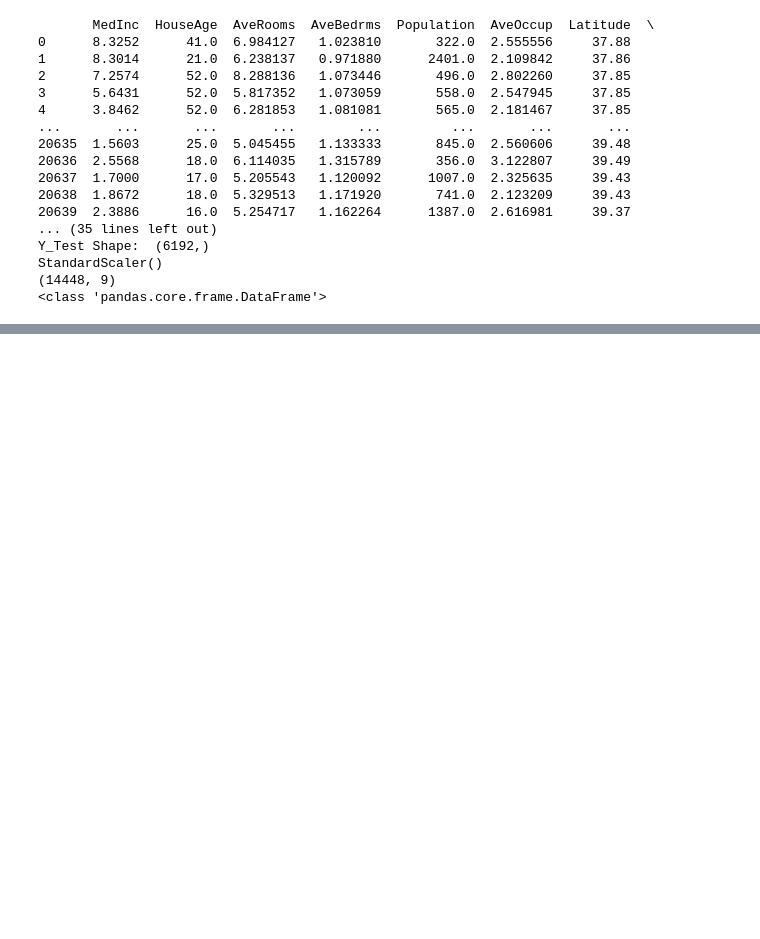
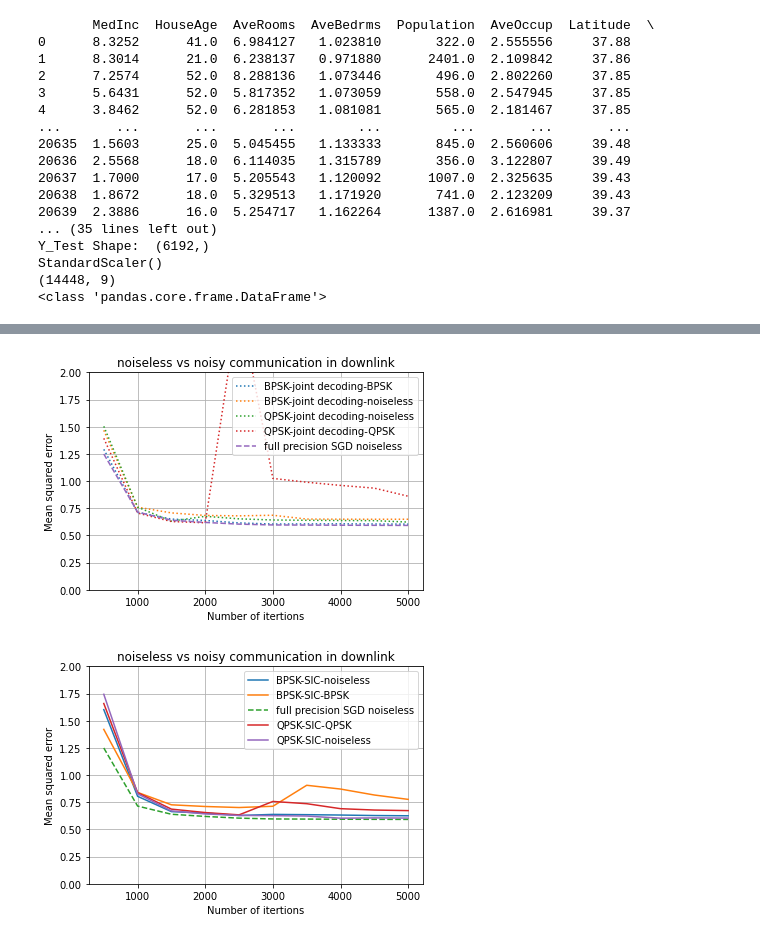
Before and after one commit to YVLavanya/Parallel-SGD, a Jupyter notebook: sgd_noisy_communication.ipynb, the cells around one changed output, grey strips where cells are left out. Cells and saved outputs as stored; diff of their text form; code cells hidden in the pictures; blank space fills up the shorter version.

```diff
--- a/sgd_noisy_communication.ipynb
+++ b/sgd_noisy_communication.ipynb
@@ -714,0 +833,29 @@ plt.show()
+# %%
+plt.plot(epoch,MSE_bpsk_joint_decoding_bpsk, label= 'BPSK-joint decoding-BPSK',linestyle=":")
+plt.plot(epoch,MSE_bpsk_joint_decoding, label= 'BPSK-joint decoding-noiseless',linestyle=":")
+plt.plot(epoch,MSE_qpsk_joint_decoding, label= 'QPSK-joint decoding-noiseless',linestyle=":")
+plt.plot(epoch,MSE_qpsk_joint_decoding_qpsk, label= 'QPSK-joint decoding-QPSK',linestyle=":")
+plt.plot(epoch,MSE_full_precision, label= 'full precision SGD noiseless',linestyle="--")
+plt.xlabel('Number of itertions')
+plt.ylabel('Mean squared error')
+plt.grid()
+plt.ylim([0,2])
+plt.title('noiseless vs noisy communication in downlink')
+plt.legend()
+plt.show()
+plt.plot(epoch,MSE_bpsk_SIC, label= 'BPSK-SIC-noiseless')
+plt.plot(epoch,MSE_bpsk_SIC_bpsk, label= 'BPSK-SIC-BPSK')
+
+plt.plot(epoch,MSE_full_precision, label= 'full precision SGD noiseless',linestyle="--")
+plt.plot(epoch,MSE_qpsk_SIC_qpsk, label= 'QPSK-SIC-QPSK')
+plt.plot(epoch,MSE_qpsk_SIC, label= 'QPSK-SIC-noiseless')
+plt.xlabel('Number of itertions')
+plt.ylabel('Mean squared error')
+plt.ylim([0,2])
+plt.grid()
+plt.title('noiseless vs noisy communication in downlink')
+plt.legend()
+plt.show()
+# %% [output]
+[figure, added]
+[figure, added]
```
Also changed, not shown: parts of 13 cells of this notebook.
